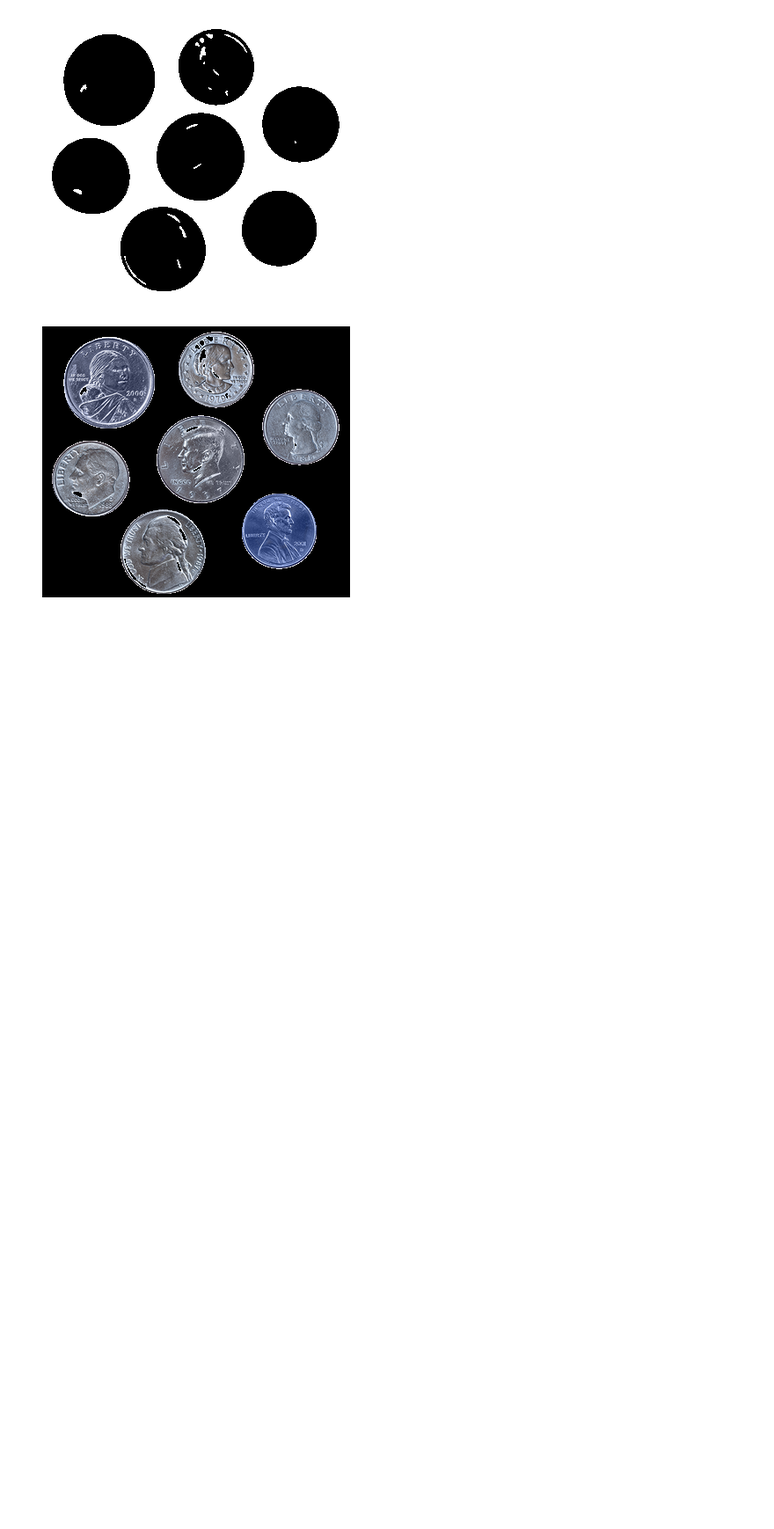
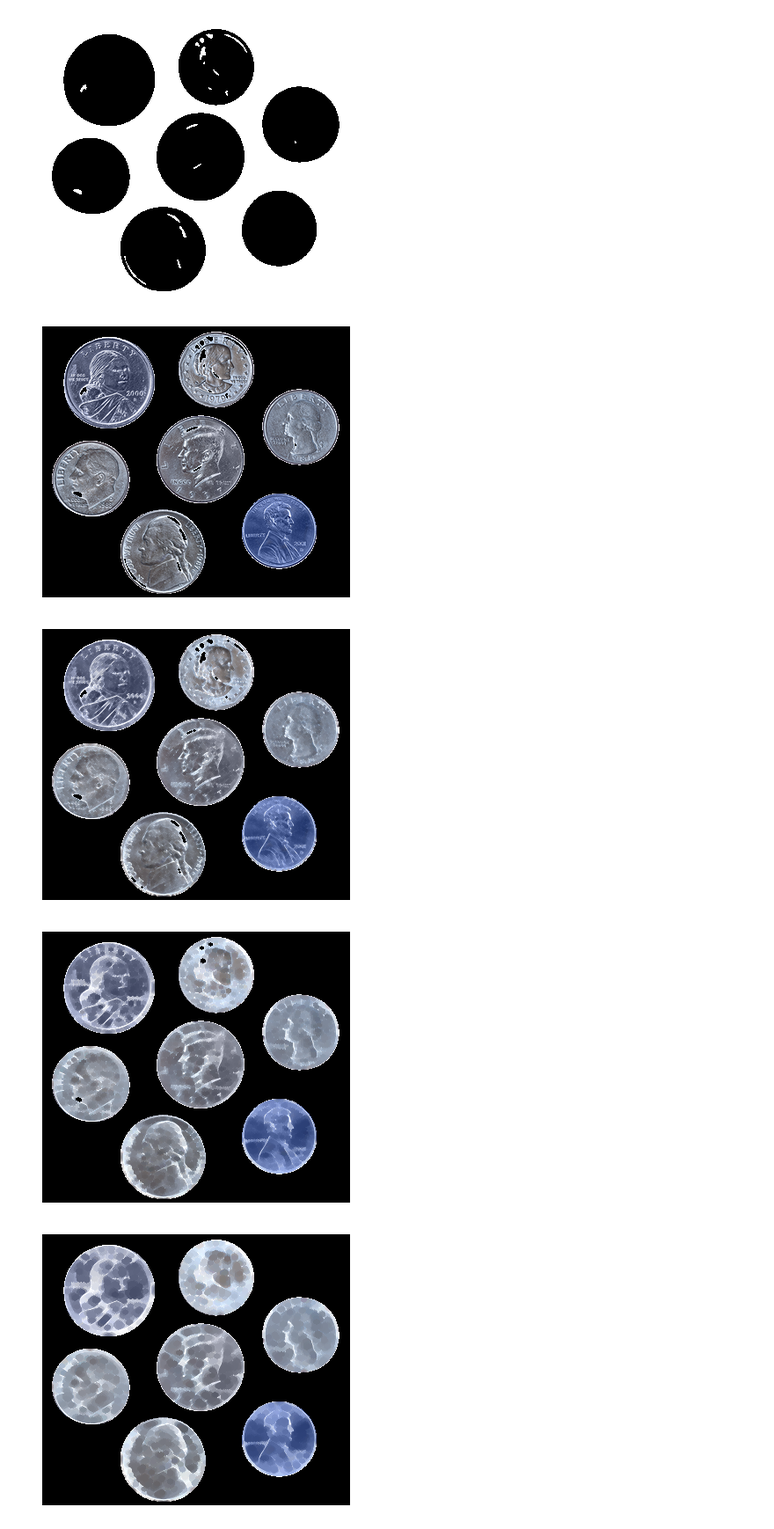
Before and after one commit to KarthikKothareddy/pisgurus, a Jupyter notebook: lighting_and_thresholds.ipynb, the cells around one changed output. Shown at 88% size. Saved outputs shown, nothing was run; the diff lists cells and outputs as text; code cells hidden in the pictures; blank space fills up the shorter version.

```diff
--- a/lighting_and_thresholds.ipynb
+++ b/lighting_and_thresholds.ipynb
@@ -87,3 +89,16 @@ masked = cv2.bitwise_and(image, image, mask=threshold_inv)
 display(masked, flip=False, cmap="gray")
 # %% [output]
 [figure]
+# %%
+# lets try to fill in the gaps in the coins by perfroming morphing
+kernels = [(3,3), (5,5), (7,7)]
+for k in kernels:
+    # get the structured element
+    kernel = cv2.getStructuringElement(cv2.MORPH_ELLIPSE, k)
+    # close
+    closing = cv2.morphologyEx(masked, cv2.MORPH_CLOSE, kernel)
+    display(closing, flip=False, cmap="gray")
+# %% [output]
+[figure, added]
+[figure, added]
+[figure, added]
```
Also changed, not shown: parts of 11 cells of this notebook, 3 other files.
